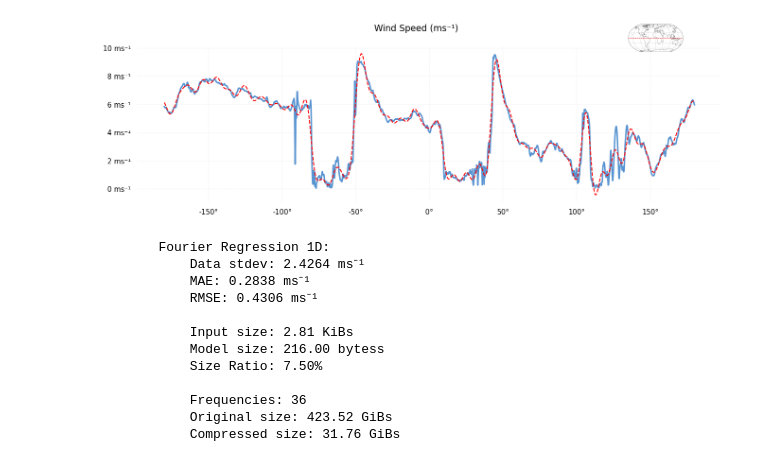
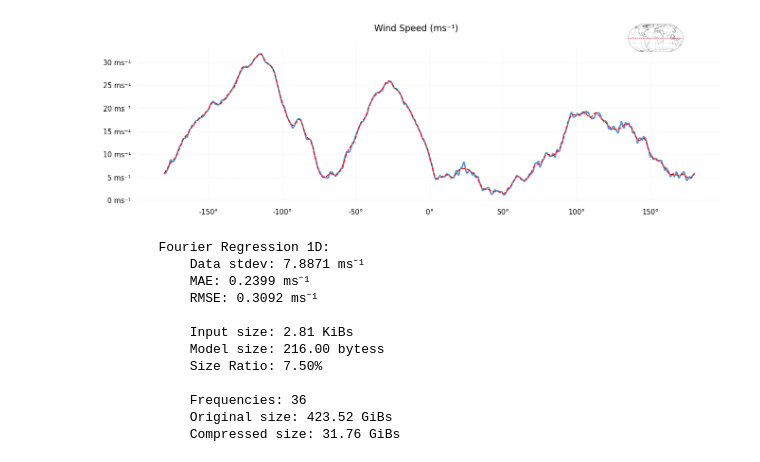
Before and after one commit to BhavyeMathur/wind-prediction-merra2, a Jupyter notebook: exploration/ERA5-FT-1D.ipynb, the cells around one changed output. Drawn from its saved outputs; the diff is of its cells as text; code cells hidden in the pictures.

```diff
--- a/exploration/ERA5-FT-1D.ipynb
+++ b/exploration/ERA5-FT-1D.ipynb
@@ -8,22 +8,22 @@ from era5.model import FourierRegression
 # %%
 variable = era5.WindSpeed()
 # %%
-idx = ["TAVG-01-01 00:00", 1000, 0]
+idx = ["TAVG-01-01 00:00", 150, 0]
 model = FourierRegression(variable, idx, quantile=0.95)
 model.fft()
 
 plot = era5.plot(variable, idx)
 plot.plot(color="#5894d1")
 plot.plot(model.predict(), color="red", linestyle="--", linewidth=1)
 plot.show()
 
 model.describe()
 # %% [output]
-[figure, old version]
+[figure, new version]
         Fourier Regression 1D:
-            Data stdev: 2.4264 ms⁻¹
-            MAE: 0.2838 ms⁻¹
-            RMSE: 0.4306 ms⁻¹
+            Data stdev: 7.8871 ms⁻¹
+            MAE: 0.2399 ms⁻¹
+            RMSE: 0.3092 ms⁻¹
 
             Input size: 2.81 KiBs
             Model size: 216.00 bytess
```
Also changed, not shown: parts of 1 cell of this notebook, 1 other file.
